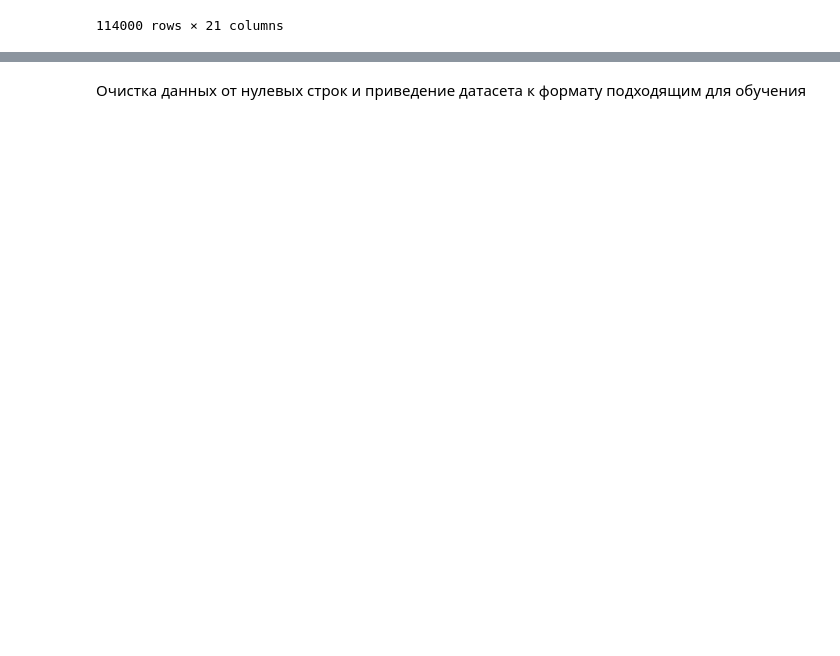
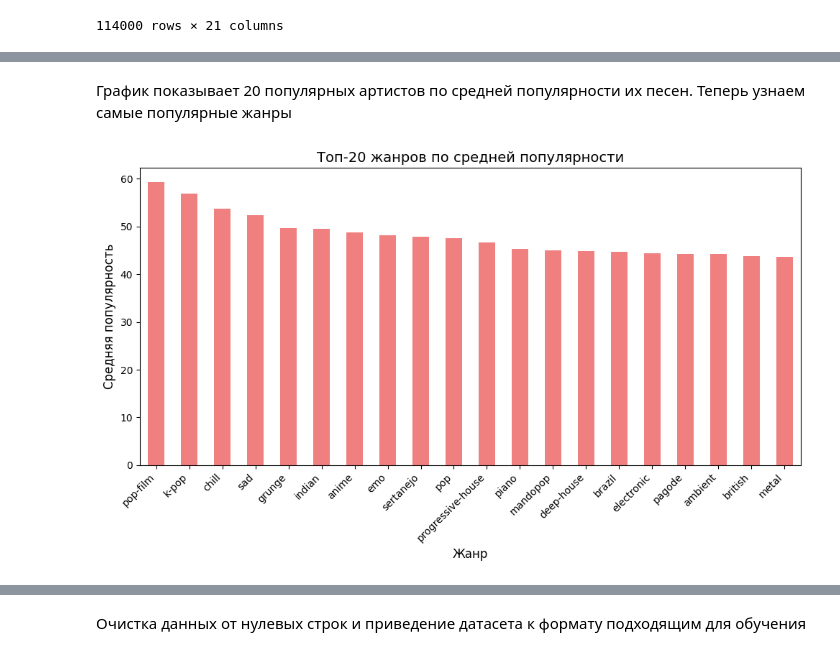
Before and after one commit to delilit/Spotify, a Jupyter notebook: songsP.ipynb, the cells around one changed output, grey strips where cells are left out. Drawn from its saved outputs; the diff is of its cells as text; code cells hidden in the pictures; blank space fills up the shorter version.

```diff
--- a/songsP.ipynb
+++ b/songsP.ipynb
@@ -53,0 +171,19 @@ data
+# %% [markdown]
+График показывает 20 популярных артистов по средней популярности их песен. Теперь узнаем самые популярные жанры
+# %%
+top_genres = data.groupby('track_genre')['popularity'].mean().sort_values(ascending=False).head(20)
+
+
+plt.figure(figsize=(10, 6))
+top_genres.plot(kind='bar', color='lightcoral')
+
+
+plt.title('Топ-20 жанров по средней популярности', fontsize=14)
+plt.xlabel('Жанр', fontsize=12)
+plt.ylabel('Средняя популярность', fontsize=12)
+plt.xticks(rotation=45, ha='right', fontsize=10)
+plt.tight_layout()
+
+plt.show()
+# %% [output]
+[figure, added]
```
Also changed, not shown: parts of 90 cells of this notebook.
